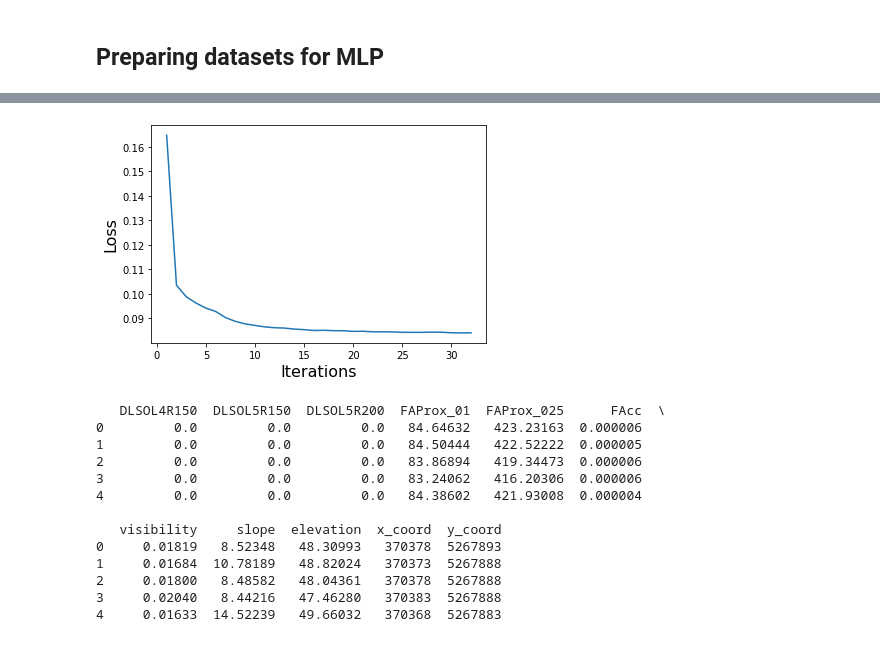
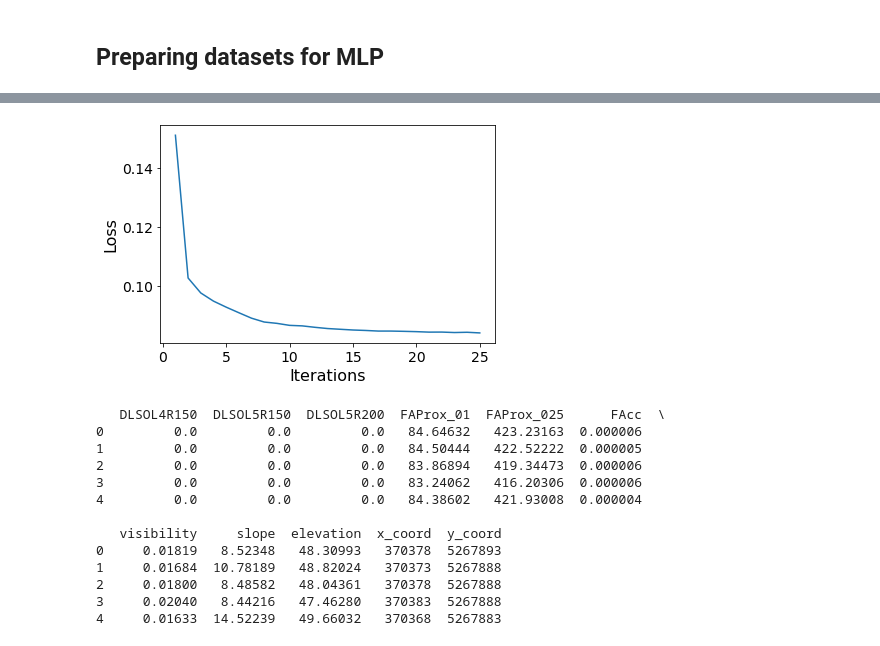
Before and after one commit to Abdielfer/FloodProbabRNCanAbd, a Jupyter notebook: main.ipynb, the cells around one changed output, grey strips where cells are left out. Saved outputs shown, nothing was run; the diff lists cells and outputs as text; code cells hidden in the pictures.

```diff
--- a/main.ipynb
+++ b/main.ipynb
@@ -182,7 +182,7 @@ for i in dataset:
 readPath = 'datasets/dataset4MLP/'
 trainingPath = readPath + 'MLP_allVs_basin1Light_Clean_Training.csv'
 # dataset = pd.read_csv(trainingPath, index_col = None)
-args = {'eStop': True, 'verbose': 10}
+args = {'eStop': False, 'verbose': 10, 'epochs': 25}
 mlpc = md.implementingMLPCalssifier(trainingPath,'percentage',args)
 mlpc.fitMLPClassifier()
 mlpc.plotLossBehaviour()
@@ -209,4 +209,4 @@ Validation score did not improve more than tol=0.000100 for 10 consecutive epoch
-[figure, old version]
+[figure, new version]
 # %%
 #Validating un unseen dataset
 validation = readPath + 'MLP_basin1Light_Clean_VsAll_Test.csv'
```
Also changed, not shown: parts of 3 cells of this notebook, 1 other file.
